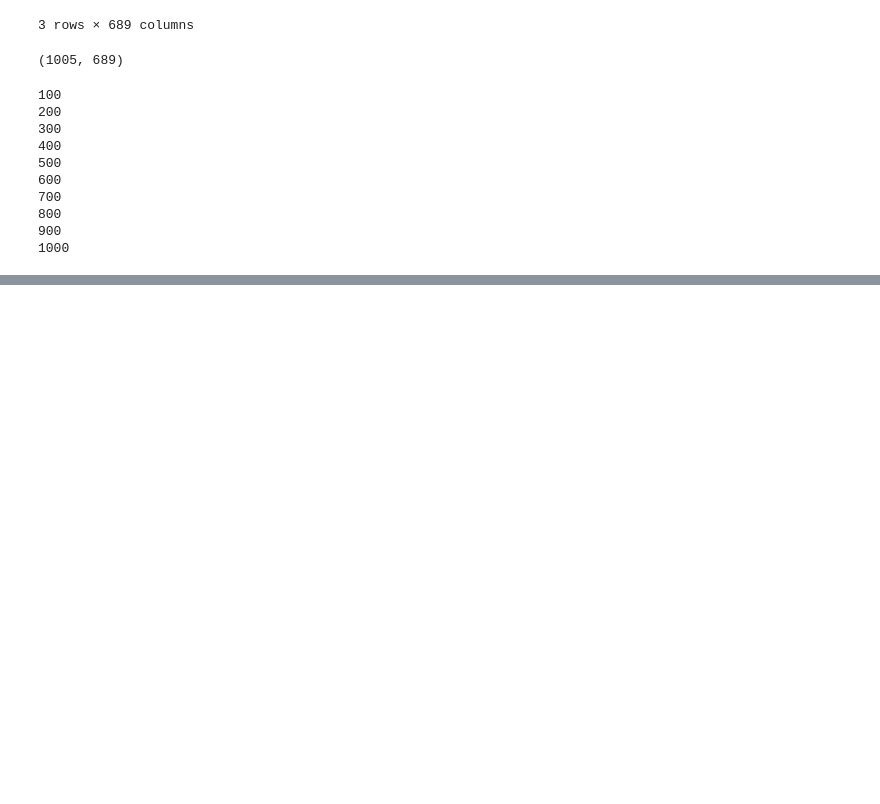
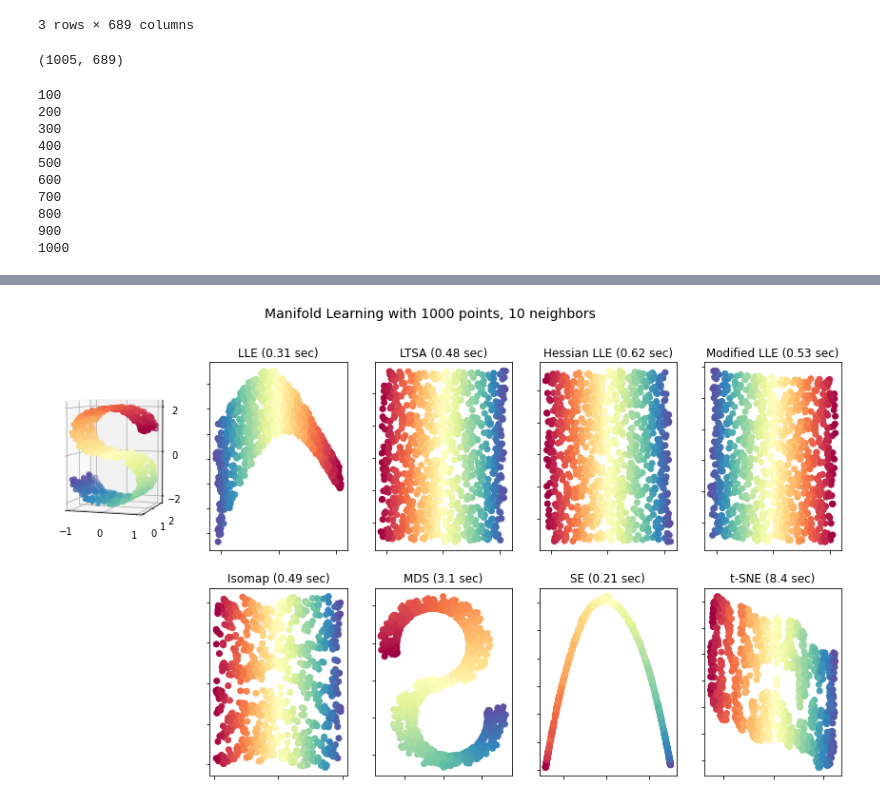
Before and after one commit to byronacunia/Linear, a Jupyter notebook: Linear.ipynb, the cells around one changed output, grey strips where cells are left out. Drawn from its saved outputs; the diff is of its cells as text; code cells hidden in the pictures; blank space fills up the shorter version.

```diff
--- a/Linear.ipynb
+++ b/Linear.ipynb
@@ -143,0 +203,2 @@ import seaborn as sns
+# %%
+scalerX.fit_transform(X_train)
@@ -143,0 +219,5 @@ import seaborn as sns
+# %%
+X_train = scalerX.transform(X_train)
+X_test = scalerX.transform(X_test)
+# %%
+H = np.zeros((y_train.shape[1], X_train.shape[1]+1)) # Pre-allocate matrix
@@ -143,0 +233,12 @@ import seaborn as sns
+# %%
+#YPredictions = np.zeros((y_test.shape[1], y_test.shape[0])) # Pre-allocate matrix
+MSE=[]
+from sklearn.metrics import mean_squared_error
+for i in range(X_test.shape[0]):
+  #xTeste=X_test.iloc[[i],:].to_numpy()
+  xTeste=X_test[[i],:] #Cuando se escala
+  xTeste=np.vstack((1,xTeste.T))
+  y_pred=np.matmul(H,xTeste)
+  y_true = y_test.iloc[[i],:].to_numpy()
+  #y_true = y_test[[i],:]
+  MSE.append(mean_squared_error(y_true.T, y_pred))
@@ -366,0 +481,60 @@ range(100, 1005, 100)
+# %%
+from collections import OrderedDict
+from functools import partial
+from time import time
+
+import matplotlib.pyplot as plt
+from mpl_toolkits.mplot3d import Axes3D
+from matplotlib.ticker import NullFormatter
+
+from sklearn import manifold, datasets
+
+# Next line to silence pyflakes. This import is needed.
+Axes3D
+
+n_points = 1000
+X, color = datasets.make_s_curve(n_points, random_state=0)
+n_neighbors = 10
+n_components = 2
+
+# Create figure
+fig = plt.figure(figsize=(15, 8))
+fig.suptitle("Manifold Learning with %i points, %i neighbors"
+             % (1000, n_neighbors), fontsize=14)
+
+# Add 3d scatter plot
+ax = fig.add_subplot(251, projection='3d')
+ax.scatter(X[:, 0], X[:, 1], X[:, 2], c=color, cmap=plt.cm.Spectral)
+ax.view_init(4, -72)
+
+# Set-up manifold methods
+LLE = partial(manifold.LocallyLinearEmbedding,
+              n_neighbors, n_components, eigen_solver='auto')
+
+methods = OrderedDict()
+methods['LLE'] = LLE(method='standard')
+methods['LTSA'] = LLE(method='ltsa')
+methods['Hessian LLE'] = LLE(method='hessian')
+methods['Modified LLE'] = LLE(method='modified')
+methods['Isomap'] = manifold.Isomap(n_neighbors, n_components)
+methods['MDS'] = manifold.MDS(n_components, max_iter=100, n_init=1)
+methods['SE'] = manifold.SpectralEmbedding(n_components=n_components,
+                                           n_neighbors=n_neighbors)
+methods['t-SNE'] = manifold.TSNE(n_components=n_components, init='pca',
+                                 random_state=0)
+
+# Plot results
+for i, (label, method) in enumerate(methods.items()):
+    t0 = time()
+    Y = method.fit_transform(X)
+    t1 = time()
+    print("%s: %.2g sec" % (label, t1 - t0))
+    ax = fig.add_subplot(2, 5, 2 + i + (i > 3))
+    ax.scatter(Y[:, 0], Y[:, 1], c=color, cmap=plt.cm.Spectral)
+    ax.set_title("%s (%.2g sec)" % (label, t1 - t0))
+    ax.xaxis.set_major_formatter(NullFormatter())
+    ax.yaxis.set_major_formatter(NullFormatter())
+    ax.axis('tight')
+
+plt.show()
+# %% [output]
@@ -366,0 +549 @@ range(100, 1005, 100)
+[figure, added]
```
Also changed, not shown: parts of 54 cells of this notebook.
